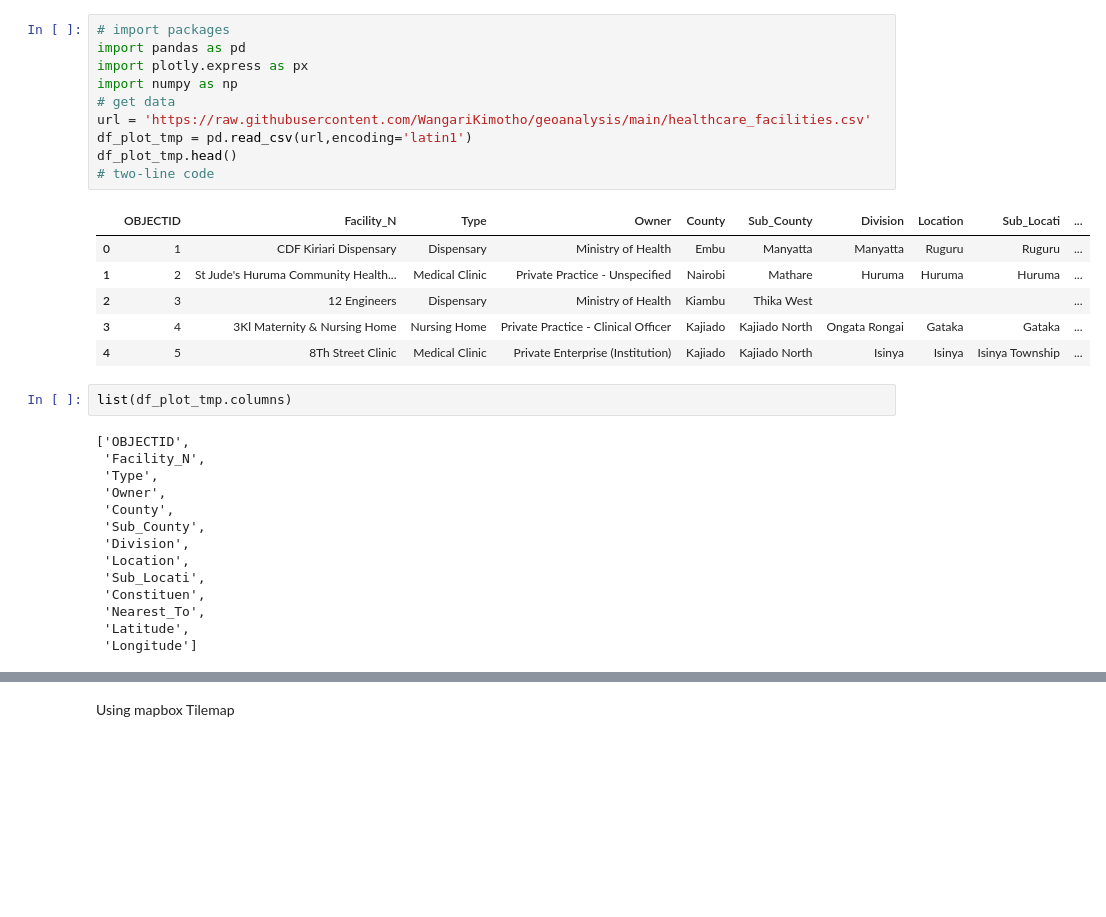
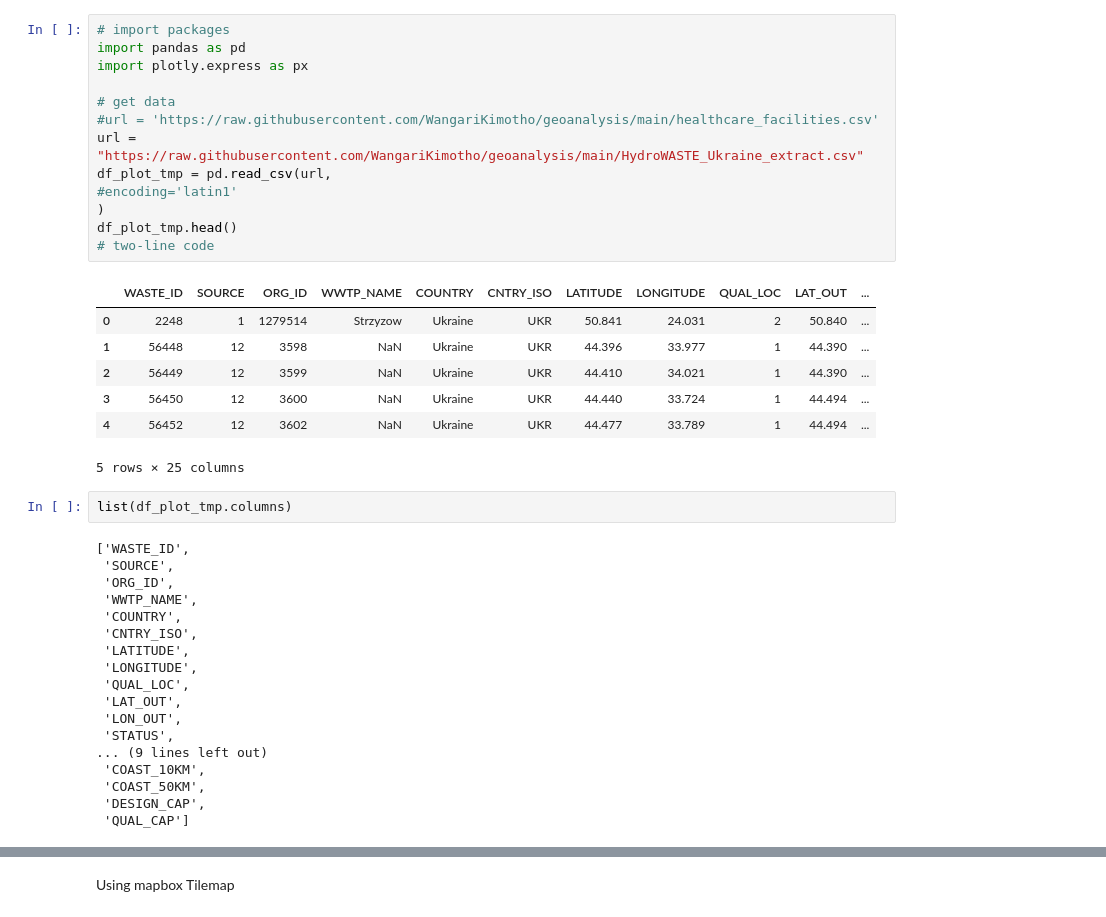
Before and after one commit to WangariKimotho/geoanalysis, a Jupyter notebook: mapbox.ipynb, the cells around one changed output, grey strips where cells are left out. Drawn from its saved outputs; the diff is of its cells as text; blank space fills up the shorter version.

Commit message:
file eda on ukraine data

```diff
--- a/mapbox.ipynb
+++ b/mapbox.ipynb
@@ -1,33 +1,41 @@
 # %%
 # import packages
 import pandas as pd
 import plotly.express as px
-import numpy as np
+
 # get data
-url = 'https://raw.githubusercontent.com/WangariKimotho/geoanalysis/main/healthcare_facilities.csv'
-df_plot_tmp = pd.read_csv(url,encoding='latin1')
+#url = 'https://raw.githubusercontent.com/WangariKimotho/geoanalysis/main/healthcare_facilities.csv'
+url = "https://raw.githubusercontent.com/WangariKimotho/geoanalysis/main/HydroWASTE_Ukraine_extract.csv"
+df_plot_tmp = pd.read_csv(url,
+#encoding='latin1'
+)
 df_plot_tmp.head()
 # two-line code
 # %% [output]
-|  | OBJECTID | Facility_N | Type | Owner | County | Sub_County | Division | Location | Sub_Locati | ... |
-| 0 | 1 | CDF Kiriari Dispensary | Dispensary | Ministry of Health | Embu | Manyatta | Manyatta | Ruguru | Ruguru | ... |
-| 1 | 2 | St Jude's Huruma Community Health... | Medical Clinic | Private Practice - Unspecified | Nairobi | Mathare | Huruma | Huruma | Huruma | ... |
-| 2 | 3 | 12 Engineers | Dispensary | Ministry of Health | Kiambu | Thika West |  |  |  | ... |
-| 3 | 4 | 3Kl Maternity & Nursing Home | Nursing Home | Private Practice - Clinical Officer | Kajiado | Kajiado North | Ongata Rongai | Gataka | Gataka | ... |
-| 4 | 5 | 8Th Street Clinic | Medical Clinic | Private Enterprise (Institution) | Kajiado | Kajiado North | Isinya | Isinya | Isinya Township | ... |
+|  | WASTE_ID | SOURCE | ORG_ID | WWTP_NAME | COUNTRY | CNTRY_ISO | LATITUDE | LONGITUDE | QUAL_LOC | LAT_OUT | ... |
+| 0 | 2248 | 1 | 1279514 | Strzyzow | Ukraine | UKR | 50.841 | 24.031 | 2 | 50.840 | ... |
+| 1 | 56448 | 12 | 3598 | NaN | Ukraine | UKR | 44.396 | 33.977 | 1 | 44.390 | ... |
+| 2 | 56449 | 12 | 3599 | NaN | Ukraine | UKR | 44.410 | 34.021 | 1 | 44.390 | ... |
+| 3 | 56450 | 12 | 3600 | NaN | Ukraine | UKR | 44.440 | 33.724 | 1 | 44.494 | ... |
+| 4 | 56452 | 12 | 3602 | NaN | Ukraine | UKR | 44.477 | 33.789 | 1 | 44.494 | ... |
+5 rows × 25 columns
 # %%
 list(df_plot_tmp.columns)
 # %% [output]
-['OBJECTID',
- 'Facility_N',
- 'Type',
- 'Owner',
- 'County',
- 'Sub_County',
- 'Division',
- 'Location',
- 'Sub_Locati',
- 'Constituen',
- 'Nearest_To',
- 'Latitude',
- 'Longitude']
+['WASTE_ID',
+ 'SOURCE',
+ 'ORG_ID',
+ 'WWTP_NAME',
+ 'COUNTRY',
+ 'CNTRY_ISO',
+ 'LATITUDE',
+ 'LONGITUDE',
+ 'QUAL_LOC',
+ 'LAT_OUT',
+ 'LON_OUT',
+ 'STATUS',
+... (9 lines left out)
+ 'COAST_10KM',
+ 'COAST_50KM',
+ 'DESIGN_CAP',
+ 'QUAL_CAP']
```
Also changed, not shown: parts of 6 cells of this notebook, 1 other file.
